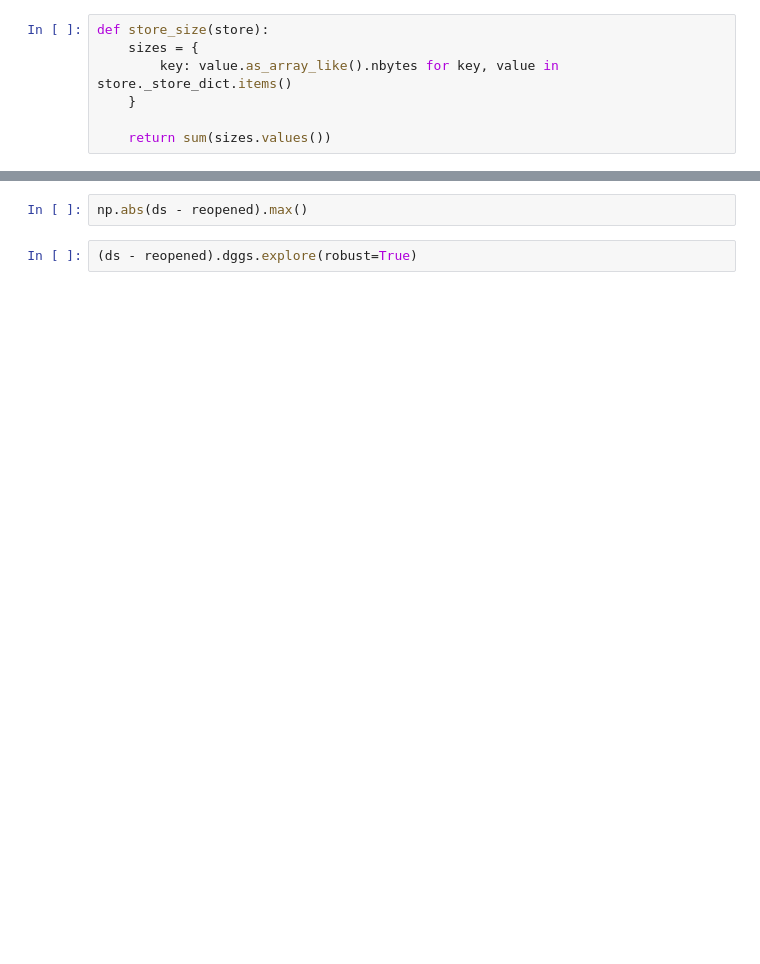
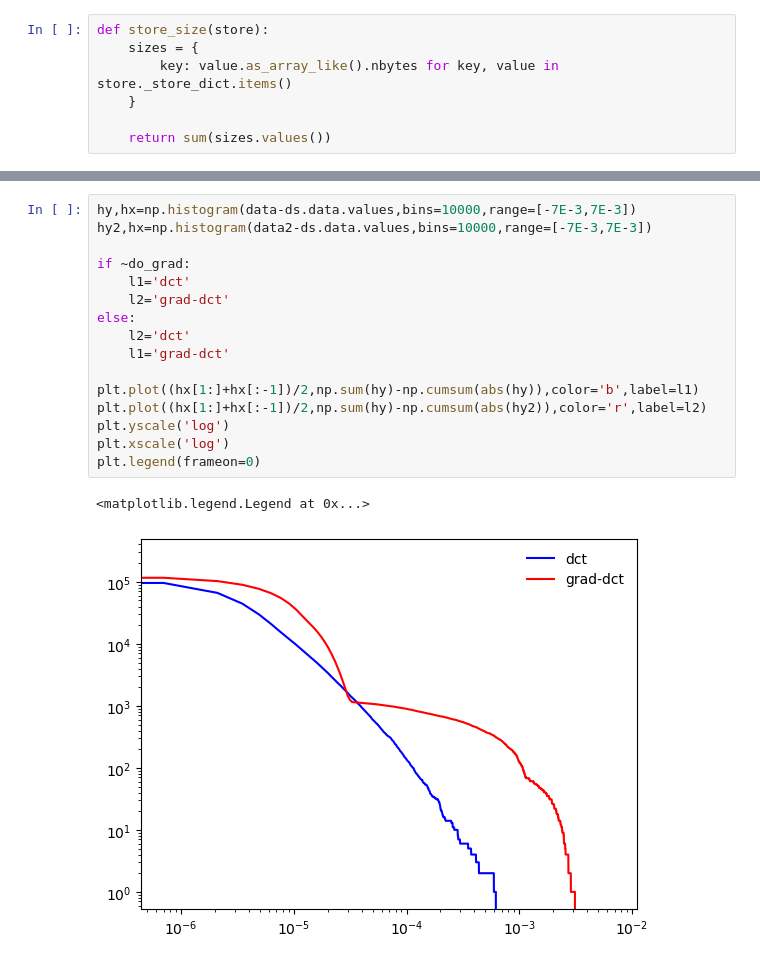
Before and after one commit to GRID4EARTH/healpix-compress, a Jupyter notebook: prototype-codec.ipynb, the cells around one changed output, grey strips where cells are left out. Drawn from its saved outputs; the diff is of its cells as text; blank space fills up the shorter version.

```diff
--- a/prototype-codec.ipynb
+++ b/prototype-codec.ipynb
@@ -93,4 +268,19 @@ reopened.dggs.explore()
 # %%
-np.abs(ds - reopened).max()
+hy,hx=np.histogram(data-ds.data.values,bins=10000,range=[-7E-3,7E-3])
+hy2,hx=np.histogram(data2-ds.data.values,bins=10000,range=[-7E-3,7E-3])
+
+if ~do_grad:
+    l1='dct'
+    l2='grad-dct'
+else:
+    l2='dct'
+    l1='grad-dct'
+
+plt.plot((hx[1:]+hx[:-1])/2,np.sum(hy)-np.cumsum(abs(hy)),color='b',label=l1)
+plt.plot((hx[1:]+hx[:-1])/2,np.sum(hy)-np.cumsum(abs(hy2)),color='r',label=l2)
+plt.yscale('log')
+plt.xscale('log')
+plt.legend(frameon=0)
+# %% [output]
+<matplotlib.legend.Legend at 0x...>
+[figure, added]
-# %%
-(ds - reopened).dggs.explore(robust=True)
```
Also changed, not shown: parts of 15 cells of this notebook, 4 other files.
